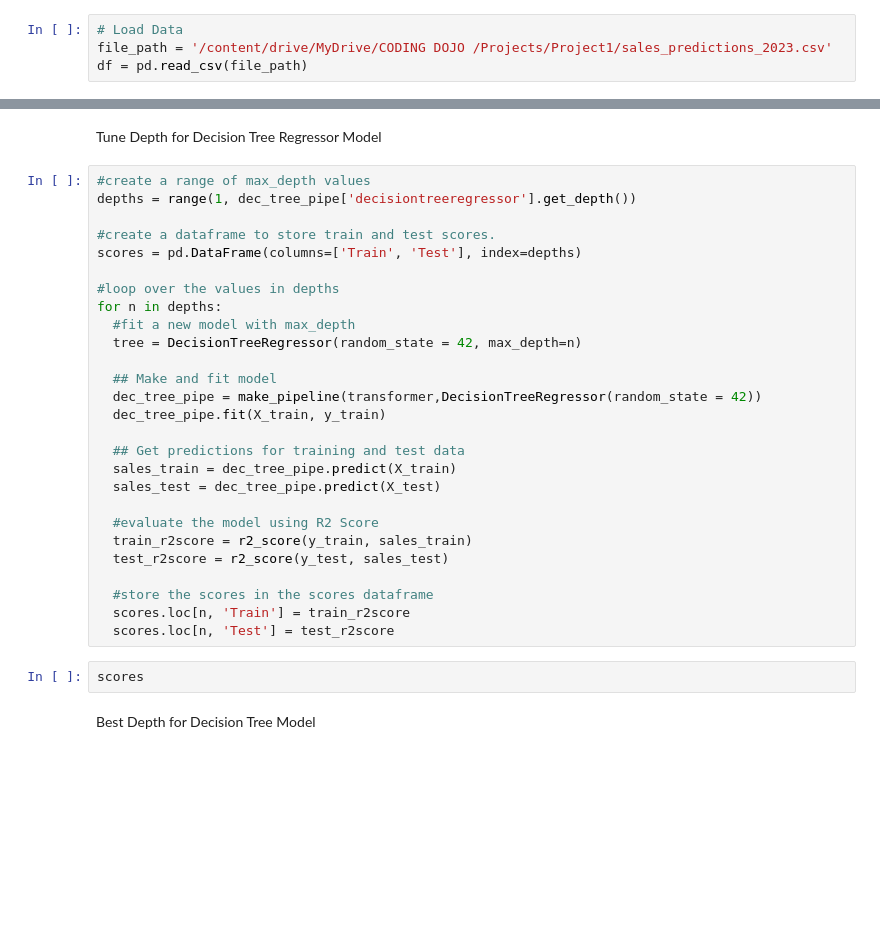
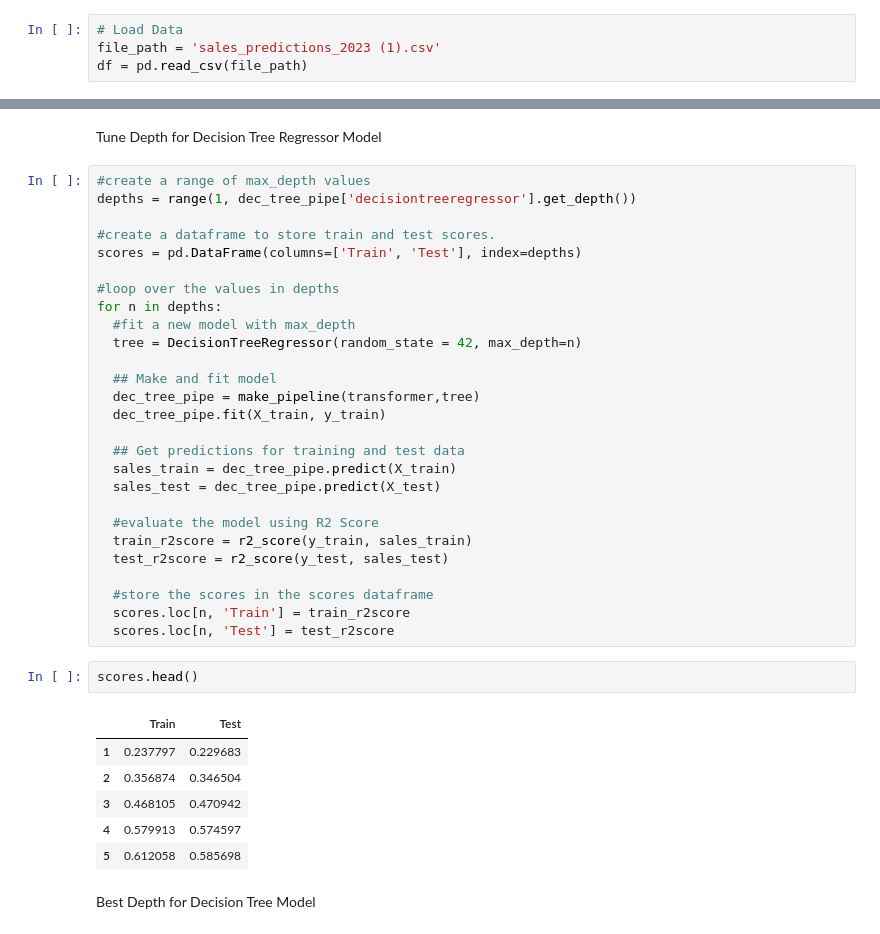
Before and after one commit to Qm1ne/food_sales_predictions, a Jupyter notebook: Sales_prediction_for_food_items_sold_at_various_stores_revisited.ipynb, the cells around one changed output, grey strips where cells are left out. Cells and saved outputs as stored; diff of their text form; blank space fills up the shorter version.

Commit message:
Revisited
Cleaning the project

```diff
--- a/Sales_prediction_for_food_items_sold_at_various_stores_revisited.ipynb
+++ b/Sales_prediction_for_food_items_sold_at_various_stores_revisited.ipynb
@@ -177,7 +173,7 @@ Name: Outlet_Identifier, dtype: int64
 it's better to go back to my original, uncleaned, sales prediction dataset with the goal of preventing data leakage.( I may go back later on and try it with the data modified and test )
 # %%
 # Load Data
-file_path = '/content/drive/MyDrive/CODING DOJO /Projects/Project1/sales_predictions_2023.csv'
+file_path = 'sales_predictions_2023 (1).csv'
 df = pd.read_csv(file_path)
 # %%
 df[df.duplicated(keep=False)]
@@ -443,7 +452,7 @@ for n in depths:
   tree = DecisionTreeRegressor(random_state = 42, max_depth=n)
 
   ## Make and fit model
-  dec_tree_pipe = make_pipeline(transformer,DecisionTreeRegressor(random_state = 42))
+  dec_tree_pipe = make_pipeline(transformer,tree)
   dec_tree_pipe.fit(X_train, y_train)
 
   ## Get predictions for training and test data
@@ -458,7 +467,14 @@ for n in depths:
   scores.loc[n, 'Train'] = train_r2score
   scores.loc[n, 'Test'] = test_r2score
 # %%
-scores
+scores.head()
+# %% [output]
+|  | Train | Test |
+| 1 | 0.237797 | 0.229683 |
+| 2 | 0.356874 | 0.346504 |
+| 3 | 0.468105 | 0.470942 |
+| 4 | 0.579913 | 0.574597 |
+| 5 | 0.612058 | 0.585698 |
 # %% [markdown]
 Best Depth for Decision Tree Model
 # %%
```
Also changed, not shown: parts of 14 cells of this notebook, 3 other files.
